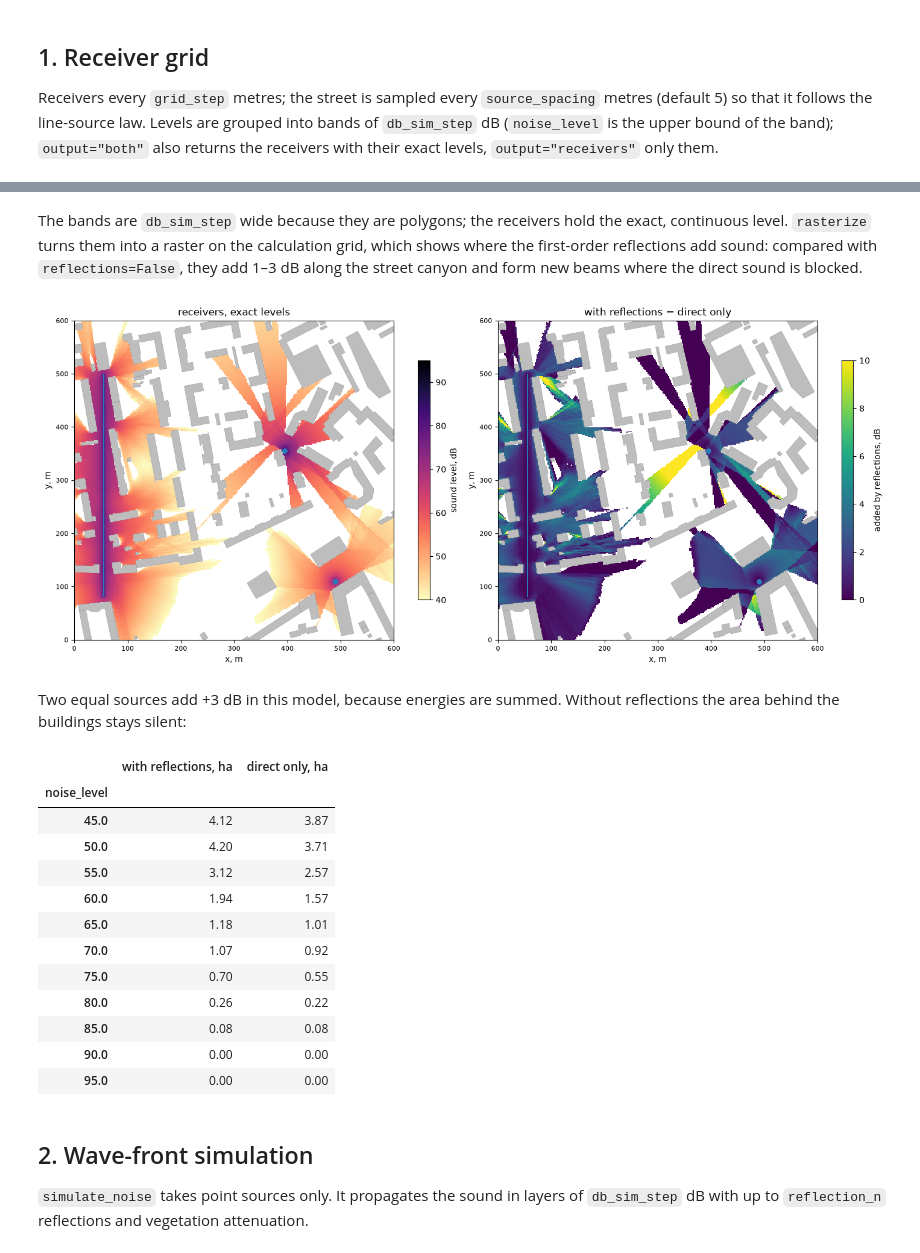
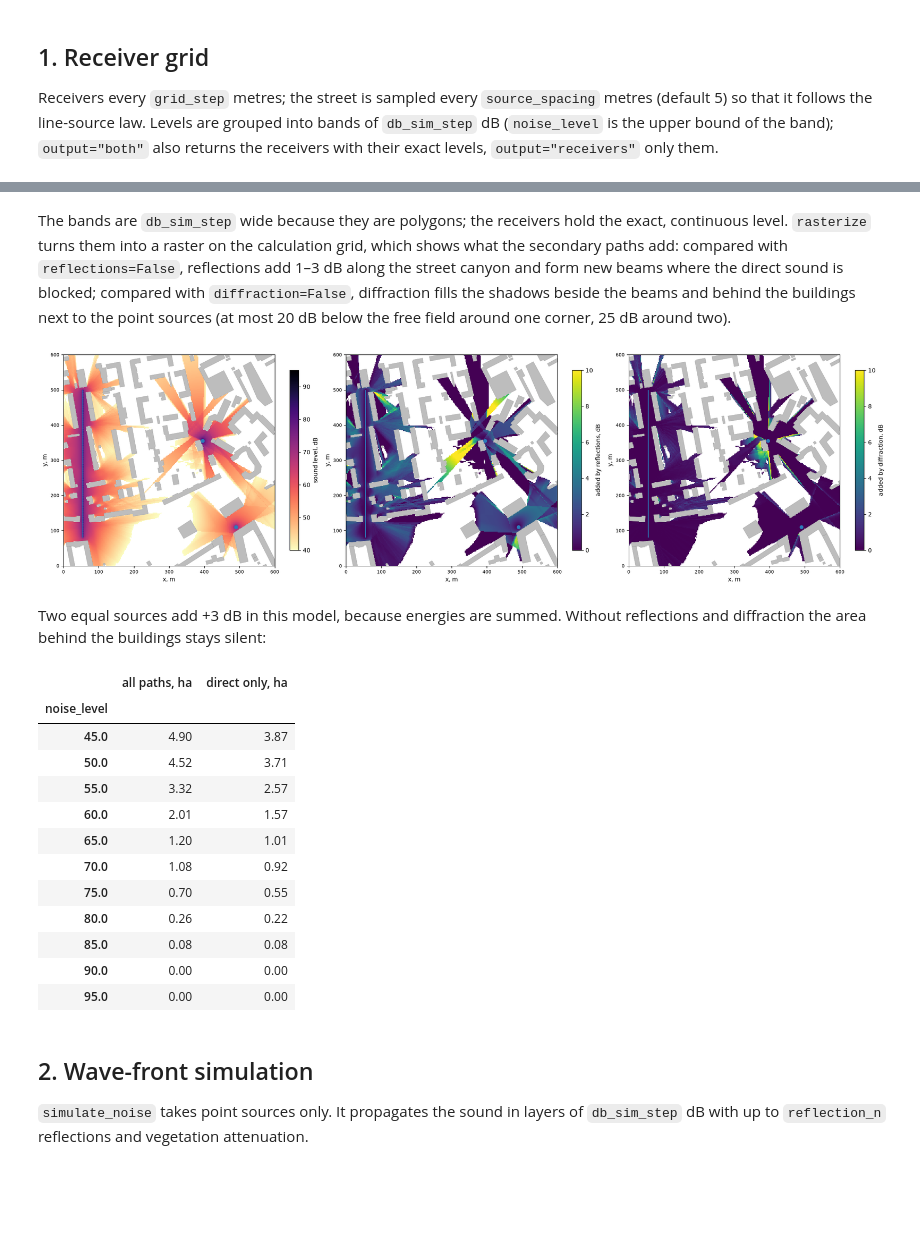
Before and after one commit to IDUclub/ObjectNat, a Jupyter notebook: docs/methods/examples/noise.ipynb, the cells around one changed output, grey strips where cells are left out. Cells and saved outputs as stored; diff of their text form; code cells hidden in the pictures; blank space fills up the shorter version.

```diff
--- a/docs/methods/examples/noise.ipynb
+++ b/docs/methods/examples/noise.ipynb
@@ -113,50 +115,55 @@ plt.show()
 # %% [markdown]
-The bands are `db_sim_step` wide because they are polygons; the receivers hold the exact, continuous level. `rasterize` turns them into a raster on the
-calculation grid, which shows where the first-order reflections add sound: compared with `reflections=False`, they
-add 1–3 dB along the street canyon and form new beams where the direct sound is blocked.
+The bands are `db_sim_step` wide because they are polygons; the receivers hold the exact, continuous level.
+`rasterize` turns them into a raster on the calculation grid, which shows what the secondary paths add: compared
+with `reflections=False`, reflections add 1–3 dB along the street canyon and form new beams where the direct sound
+is blocked; compared with `diffraction=False`, diffraction fills the shadows beside the beams and behind the
+buildings next to the point sources (at most 20 dB below the free field around one corner, 25 dB around two).
 # %%
 from objectnat import rasterize
 
-direct = simulate_noise_grid(sources, scene, trees=vegetation, grid_step=2, target_noise_db=40,
-                             reflections=False, output="receivers")
-# both runs share one grid; receivers reached only by reflections are compared with the 40 dB floor
+common = dict(trees=vegetation, grid_step=2, target_noise_db=40, output="receivers")
+no_reflections = simulate_noise_grid(sources, scene, reflections=False, **common)
+no_diffraction = simulate_noise_grid(sources, scene, diffraction=False, **common)
+# the runs share one grid; receivers reached only by the compared paths are compared with the 40 dB floor
 key = lambda g: pd.MultiIndex.from_arrays([g.geometry.x.round(2), g.geometry.y.round(2)])
-direct_level = pd.Series(direct["noise_level"].to_numpy(), index=key(direct))
-receivers["added_db"] = receivers["noise_level"] - direct_level.reindex(key(receivers)).fillna(40.0).to_numpy()
-level, added = rasterize(receivers, "noise_level"), rasterize(receivers, "added_db")
+for column, other in [("by_reflections", no_reflections), ("by_diffraction", no_diffraction)]:
+    other_level = pd.Series(other["noise_level"].to_numpy(), index=key(other))
+    receivers[column] = receivers["noise_level"] - other_level.reindex(key(receivers)).fillna(40.0).to_numpy()
 
-fig, axs = plt.subplots(1, 2, figsize=(14, 6), constrained_layout=True)
-im = level.plot(ax=axs[0], cmap="magma_r", vmin=40, vmax=95)
-fig.colorbar(im, ax=axs[0], shrink=0.75, label="sound level, dB")
-im = added.plot(ax=axs[1], cmap="viridis", vmin=0, vmax=10)
-fig.colorbar(im, ax=axs[1], shrink=0.75, label="added by reflections, dB")
-for ax, title in [(axs[0], "receivers, exact levels"), (axs[1], "with reflections − direct only")]:
+fig, axs = plt.subplots(1, 3, figsize=(20, 6), constrained_layout=True)
+for ax, column, cmap, (lo, hi), label in [
+    (axs[0], "noise_level", "magma_r", (40, 95), "sound level, dB"),
+    (axs[1], "by_reflections", "viridis", (0, 10), "added by reflections, dB"),
+    (axs[2], "by_diffraction", "viridis", (0, 10), "added by diffraction, dB"),
+]:
+    im = rasterize(receivers, column).plot(ax=ax, cmap=cmap, vmin=lo, vmax=hi)
+    fig.colorbar(im, ax=ax, shrink=0.75, label=label)
     scene.clip(square).plot(ax=ax, color="#bdbdbd", edgecolor="#8c8c8c", linewidth=0.3)
     sources.plot(ax=ax, color="#2b7bba", linewidth=1.5, markersize=25)
     map_axes(ax, square.bounds)
-    ax.set_title(title)
 plt.show()
 # %% [output]
-[figure, old version]
+[figure, new version]
 # %% [markdown]
-Two equal sources add +3 dB in this model, because energies are summed. Without reflections the area behind the
-buildings stays silent:
+Two equal sources add +3 dB in this model, because energies are summed. Without reflections and diffraction the area
+behind the buildings stays silent:
 # %%
-direct_only = simulate_noise_grid(sources, scene, trees=vegetation, grid_step=2, db_sim_step=5, reflections=False)
+direct_only = simulate_noise_grid(sources, scene, trees=vegetation, grid_step=2, db_sim_step=5, reflections=False,
+                                  diffraction=False)
 area = pd.DataFrame({
-    "with reflections, ha": grid_bands.set_index("noise_level").area / 1e4,
+    "all paths, ha": grid_bands.set_index("noise_level").area / 1e4,
     "direct only, ha": direct_only.set_index("noise_level").area / 1e4,
 }).fillna(0)
 area.round(2)
 # %% [output]
-|  | with reflections, ha | direct only, ha |
+|  | all paths, ha | direct only, ha |
 | noise_level |  |  |
-| 45.0 | 4.12 | 3.87 |
-| 50.0 | 4.20 | 3.71 |
-| 55.0 | 3.12 | 2.57 |
-| 60.0 | 1.94 | 1.57 |
-| 65.0 | 1.18 | 1.01 |
-| 70.0 | 1.07 | 0.92 |
+| 45.0 | 4.90 | 3.87 |
+| 50.0 | 4.52 | 3.71 |
+| 55.0 | 3.32 | 2.57 |
+| 60.0 | 2.01 | 1.57 |
+| 65.0 | 1.20 | 1.01 |
+| 70.0 | 1.08 | 0.92 |
 | 75.0 | 0.70 | 0.55 |
 | 80.0 | 0.26 | 0.22 |
 | 85.0 | 0.08 | 0.08 |
```
Also changed, not shown: parts of 8 cells of this notebook, 7 other files.
